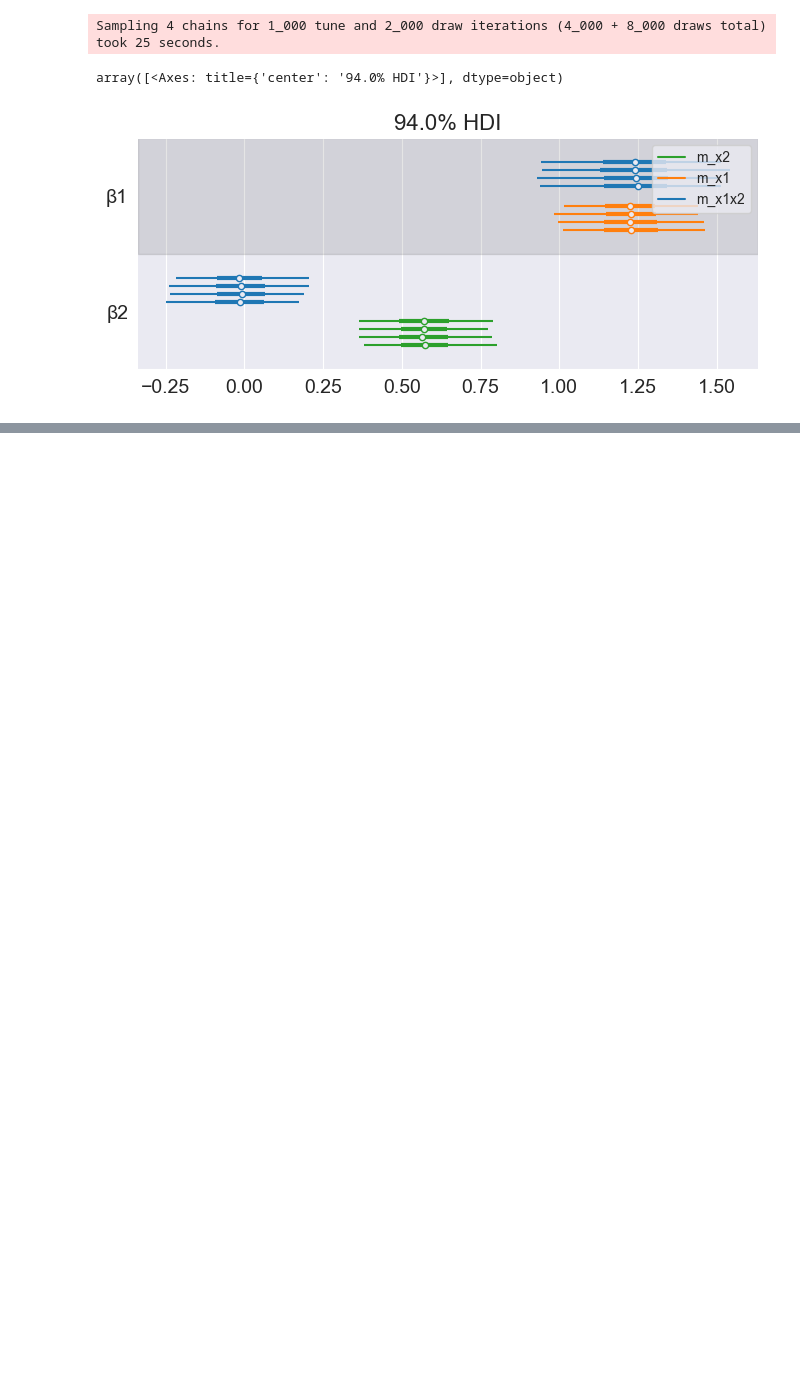
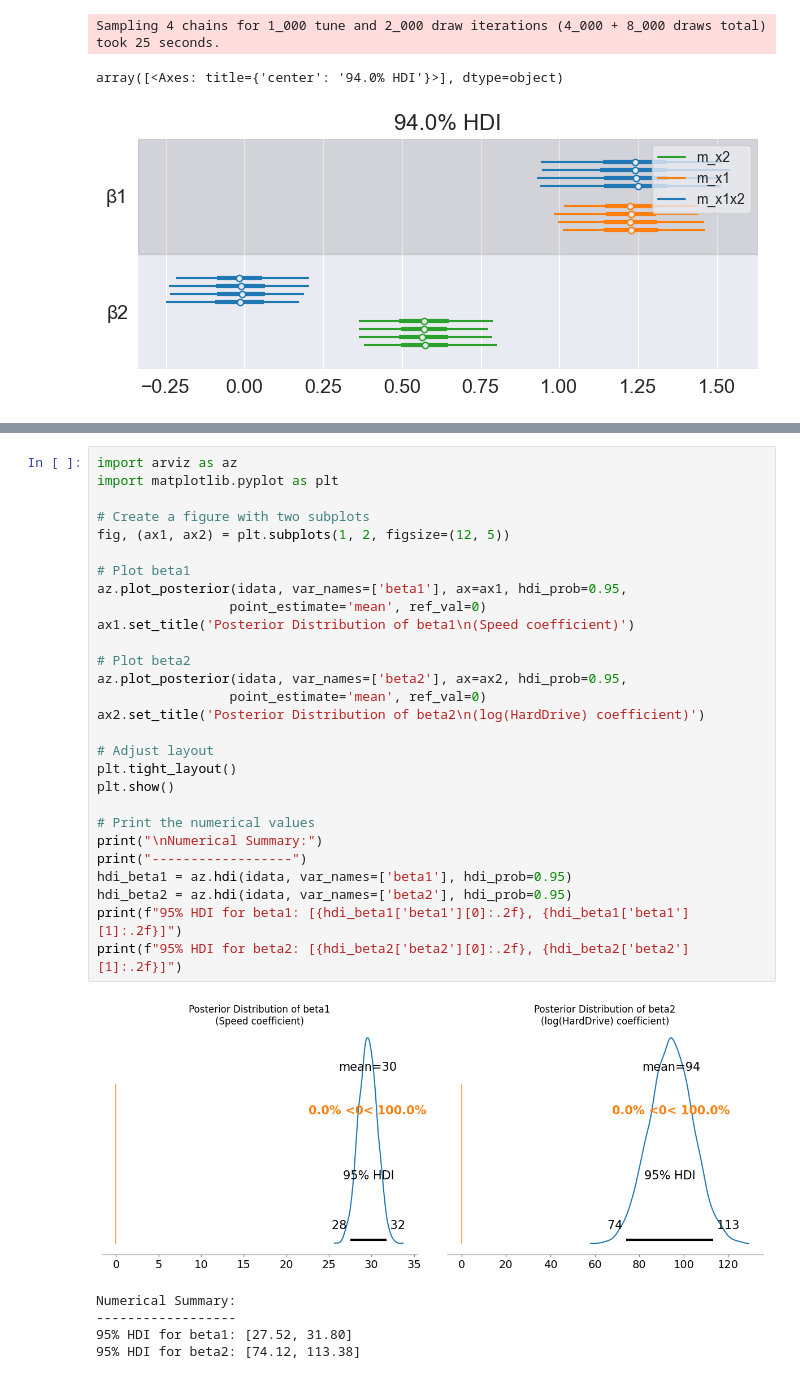
Before and after one commit to Mihaii2/PMP-2024, a Jupyter notebook: Lab10/homework10.ipynb, the cells around one changed output, grey strips where cells are left out. Cells and saved outputs as stored; diff of their text form; blank space fills up the shorter version.

```diff
--- a/Lab10/homework10.ipynb
+++ b/Lab10/homework10.ipynb
@@ -164,0 +203,34 @@ array([<Axes: title={'center': '94.0% HDI'}>], dtype=object)
+# %%
+import arviz as az
+import matplotlib.pyplot as plt
+
+# Create a figure with two subplots
+fig, (ax1, ax2) = plt.subplots(1, 2, figsize=(12, 5))
+
+# Plot beta1
+az.plot_posterior(idata, var_names=['beta1'], ax=ax1, hdi_prob=0.95,
+                 point_estimate='mean', ref_val=0)
+ax1.set_title('Posterior Distribution of beta1\n(Speed coefficient)')
+
+# Plot beta2
+az.plot_posterior(idata, var_names=['beta2'], ax=ax2, hdi_prob=0.95,
+                 point_estimate='mean', ref_val=0)
+ax2.set_title('Posterior Distribution of beta2\n(log(HardDrive) coefficient)')
+
+# Adjust layout
+plt.tight_layout()
+plt.show()
+
+# Print the numerical values
+print("\nNumerical Summary:")
+print("------------------")
+hdi_beta1 = az.hdi(idata, var_names=['beta1'], hdi_prob=0.95)
+hdi_beta2 = az.hdi(idata, var_names=['beta2'], hdi_prob=0.95)
+print(f"95% HDI for beta1: [{hdi_beta1['beta1'][0]:.2f}, {hdi_beta1['beta1'][1]:.2f}]")
+print(f"95% HDI for beta2: [{hdi_beta2['beta2'][0]:.2f}, {hdi_beta2['beta2'][1]:.2f}]")
+# %% [output]
+[figure, added]
+Numerical Summary:
+------------------
+95% HDI for beta1: [27.52, 31.80]
+95% HDI for beta2: [74.12, 113.38]
```
Also changed, not shown: parts of 4 cells of this notebook, 1 other file.
